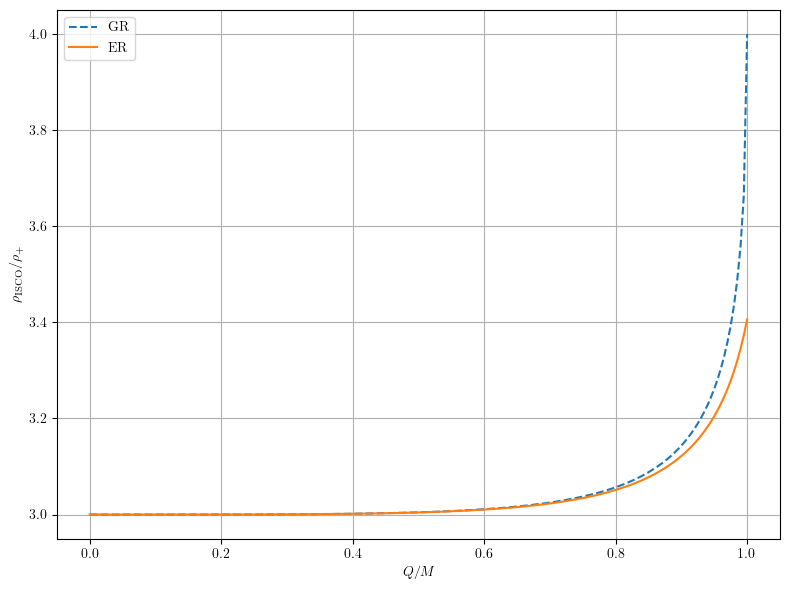
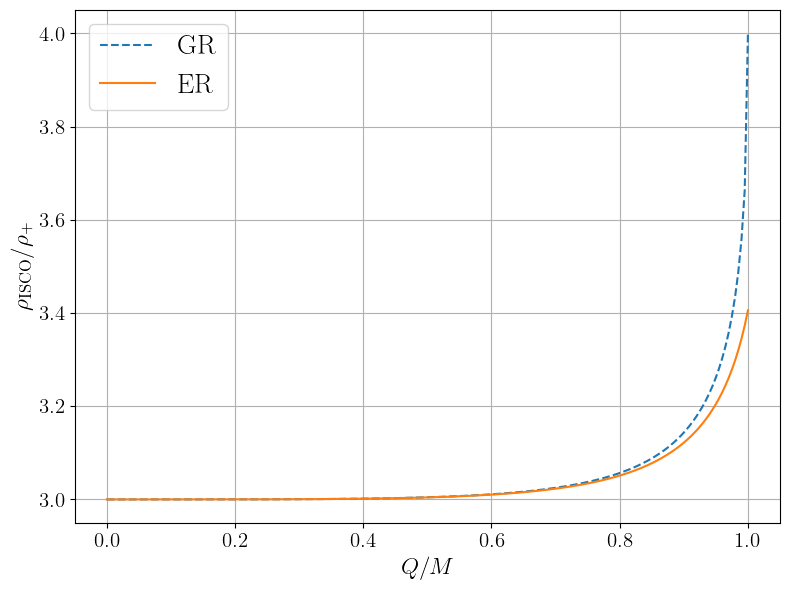
Unified diff of the notebook cell whose output changed from the first chart to the second:
--- before
+++ after
@@ -24,7 +24,12 @@
 plt.plot(q_values, rho_isco_GR, "--", label="GR")
 plt.plot(q_values, rho_isco_ER, "-", label="ER")
-plt.xlabel(r"$Q/M$")
-plt.ylabel(r"$\rho_{\rm ISCO}/\rho_+$")
+
+plt.xlabel(r"$Q/M$", fontsize=17)
+plt.ylabel(r"$\rho_{\rm ISCO}/\rho_+$", fontsize=17)
+
+plt.xticks(fontsize=15)
+plt.yticks(fontsize=15)
+
 plt.grid()
-plt.legend()
+plt.legend(fontsize=20)
 plt.tight_layout()

Commit: Update + requirements